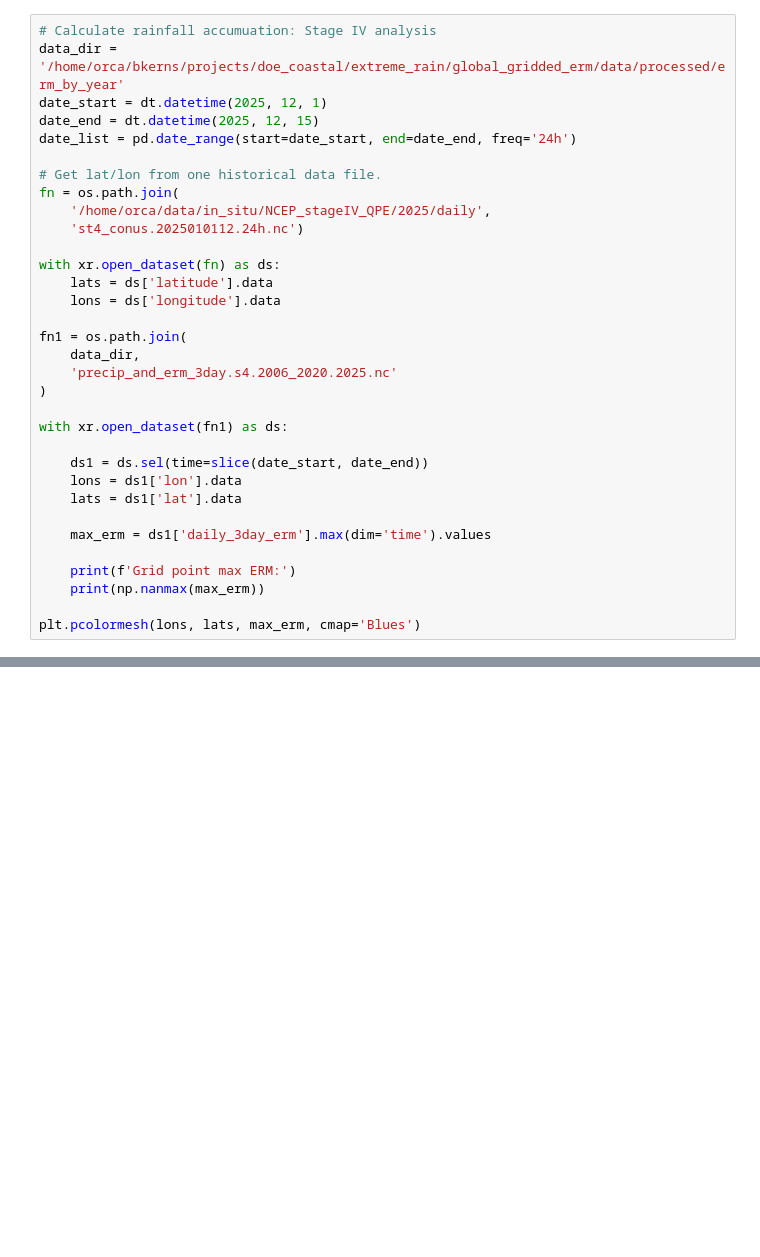
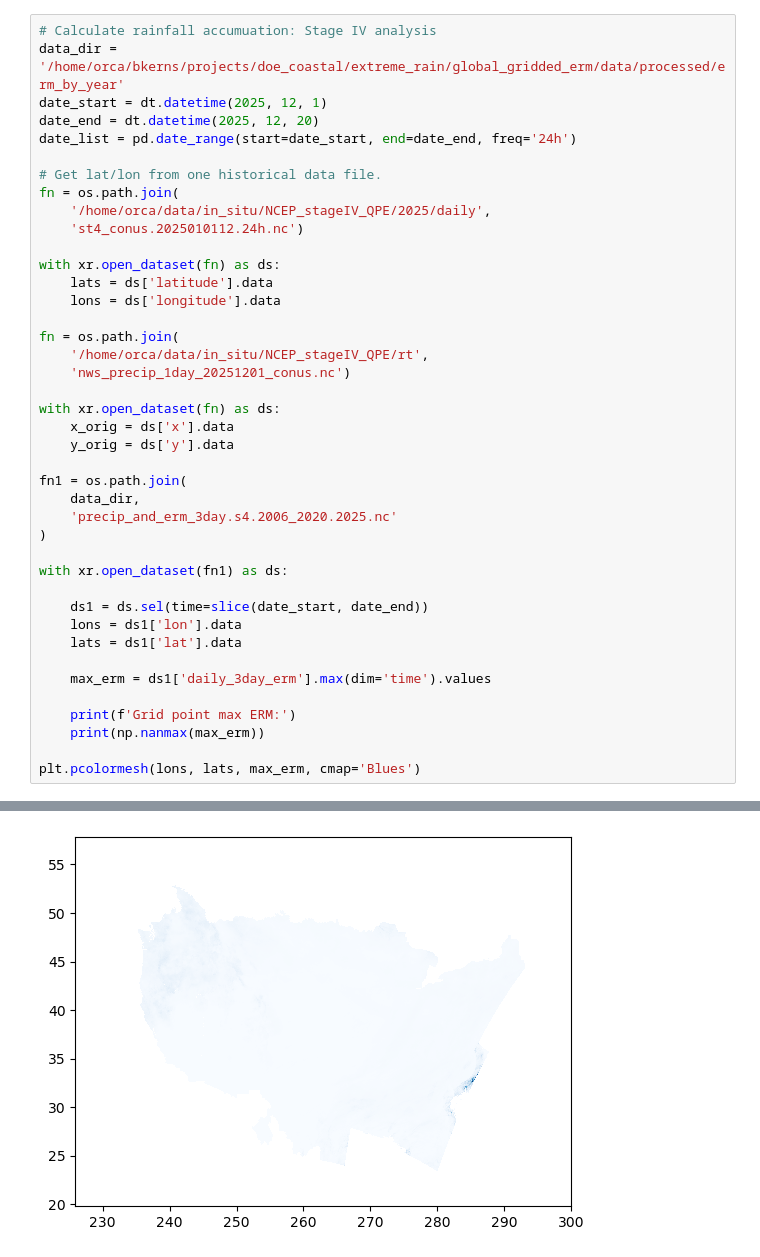
Before and after one commit to uwincm/gaia-hazlab-catalog, a Jupyter notebook: create_dec_2025_erm_layers.ipynb, the cells around one changed output, grey strips where cells are left out. Cells and saved outputs as stored; diff of their text form; blank space fills up the shorter version.

```diff
--- a/create_dec_2025_erm_layers.ipynb
+++ b/create_dec_2025_erm_layers.ipynb
@@ -12,7 +9,7 @@ import os
 # Calculate rainfall accumuation: Stage IV analysis
 data_dir = '/home/orca/bkerns/projects/doe_coastal/extreme_rain/global_gridded_erm/data/processed/erm_by_year'
 date_start = dt.datetime(2025, 12, 1)
-date_end = dt.datetime(2025, 12, 15)
+date_end = dt.datetime(2025, 12, 20)
 date_list = pd.date_range(start=date_start, end=date_end, freq='24h')
 
 # Get lat/lon from one historical data file.
@@ -23,6 +20,14 @@ fn = os.path.join(
 with xr.open_dataset(fn) as ds:
     lats = ds['latitude'].data
     lons = ds['longitude'].data
+
+fn = os.path.join(
+    '/home/orca/data/in_situ/NCEP_stageIV_QPE/rt',
+    'nws_precip_1day_20251201_conus.nc')
+
+with xr.open_dataset(fn) as ds:
+    x_orig = ds['x'].data
+    y_orig = ds['y'].data
 
 fn1 = os.path.join(
     data_dir,
@@ -41,3 +46,4 @@ with xr.open_dataset(fn1) as ds:
     print(np.nanmax(max_erm))
 
 plt.pcolormesh(lons, lats, max_erm, cmap='Blues')
+# %% [output]
@@ -43,0 +53 @@ plt.pcolormesh(lons, lats, max_erm, cmap='Blues')
+[figure, added]
```
Also changed, not shown: parts of 9 cells of this notebook, 1 other file.
